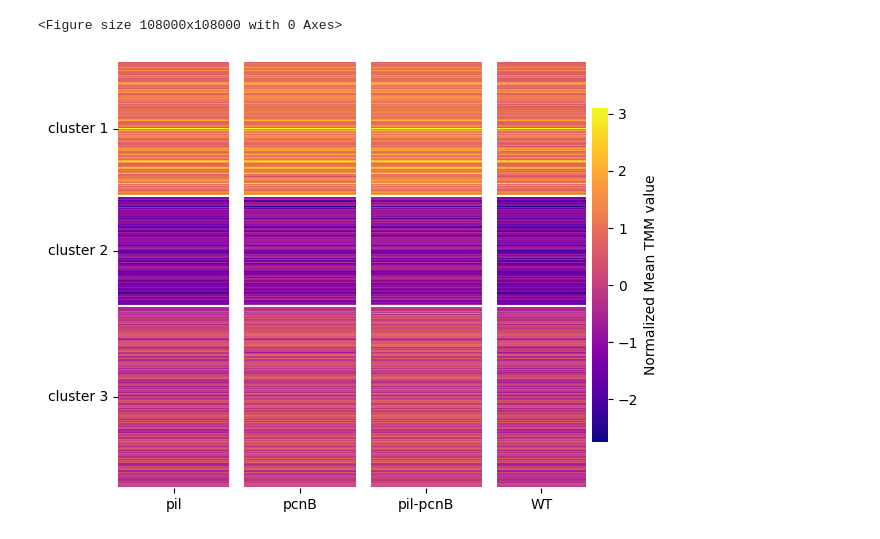
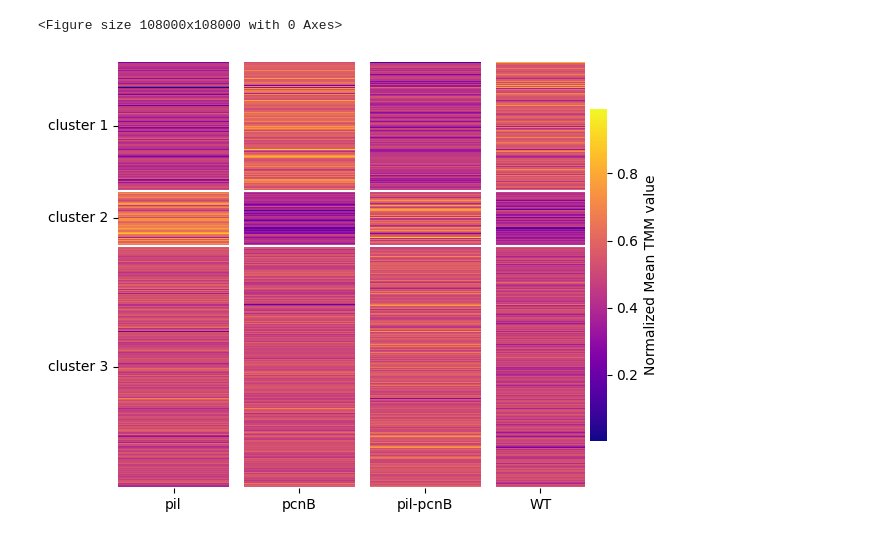
Before and after one commit to SauceBoss1/Auerbuch-Stone-cluster-analysis, a Jupyter notebook: createHeatmap.ipynb, the cells around one changed output. Drawn from its saved outputs; the diff is of its cells as text; code cells hidden in the pictures.

Commit message:
organiation and generation of first heatmaps

```diff
--- a/createHeatmap.ipynb
+++ b/createHeatmap.ipynb
@@ -79,7 +78,7 @@ def createHeatmap(file, title: str, names: list, export = False):
     plt.show()
 # %%
 names = ['pil', 'pcnB', 'pil-pcnB', 'WT']
-createHeatmap('testLog2.tsv', '26C_w_logScale.pdf', names, export=False)
+createHeatmap('cluster data/37C_clusters.tsv', 'heatmaps/37C_w_normalizer.pdf', names, export=True)
 # %% [output]
 <Figure size 108000x108000 with 0 Axes>
-[figure, old version]
+[figure, new version]
```
Also changed, not shown: parts of 1 cell of this notebook, 6 other files.
